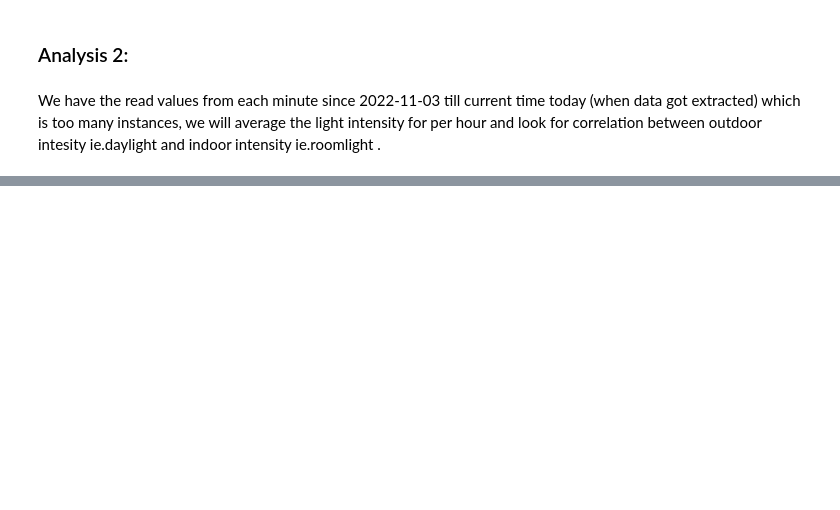
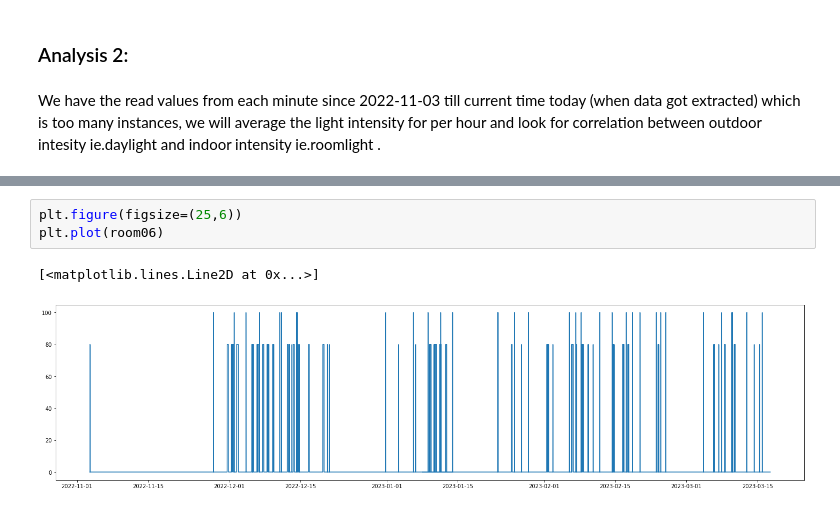
Before and after one commit to Karim-Anwar/masterProject, a Jupyter notebook: Exploratory_Data_Analysis.ipynb, the cells around one changed output, grey strips where cells are left out. Saved outputs shown, nothing was run; the diff lists cells and outputs as text; blank space fills up the shorter version.

```diff
--- a/Exploratory_Data_Analysis.ipynb
+++ b/Exploratory_Data_Analysis.ipynb
@@ -369,0 +447,6 @@ result = seasonal_decompose(series_day, )
+# %%
+plt.figure(figsize=(25,6))
+plt.plot(room06)
+# %% [output]
+[<matplotlib.lines.Line2D at 0x...>]
+[figure, added]
```
Also changed, not shown: parts of 89 cells of this notebook.
